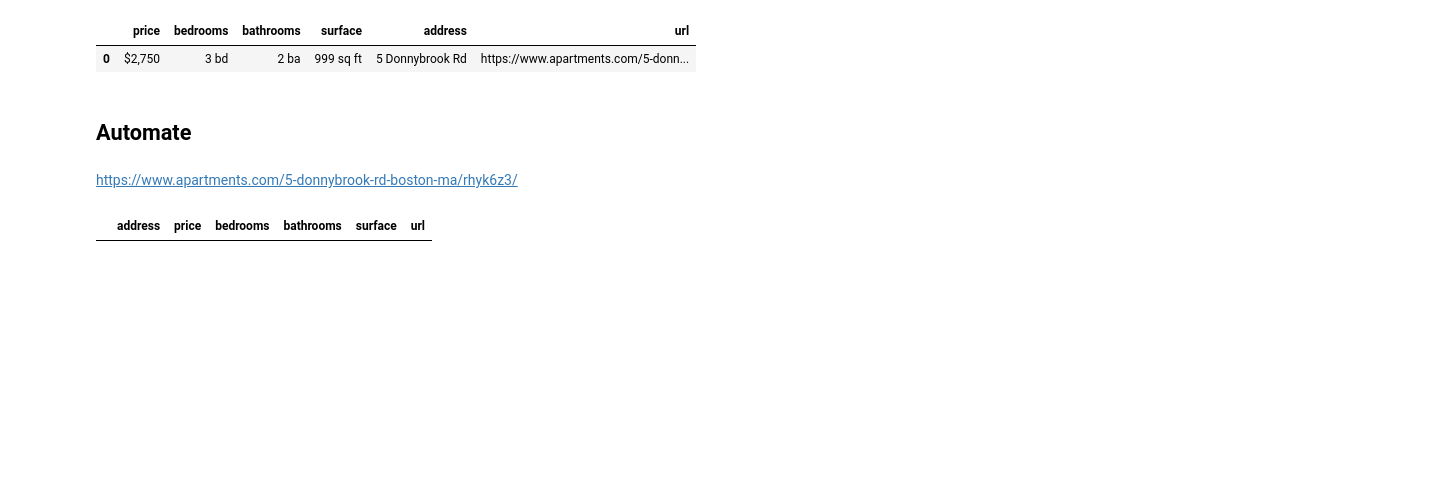
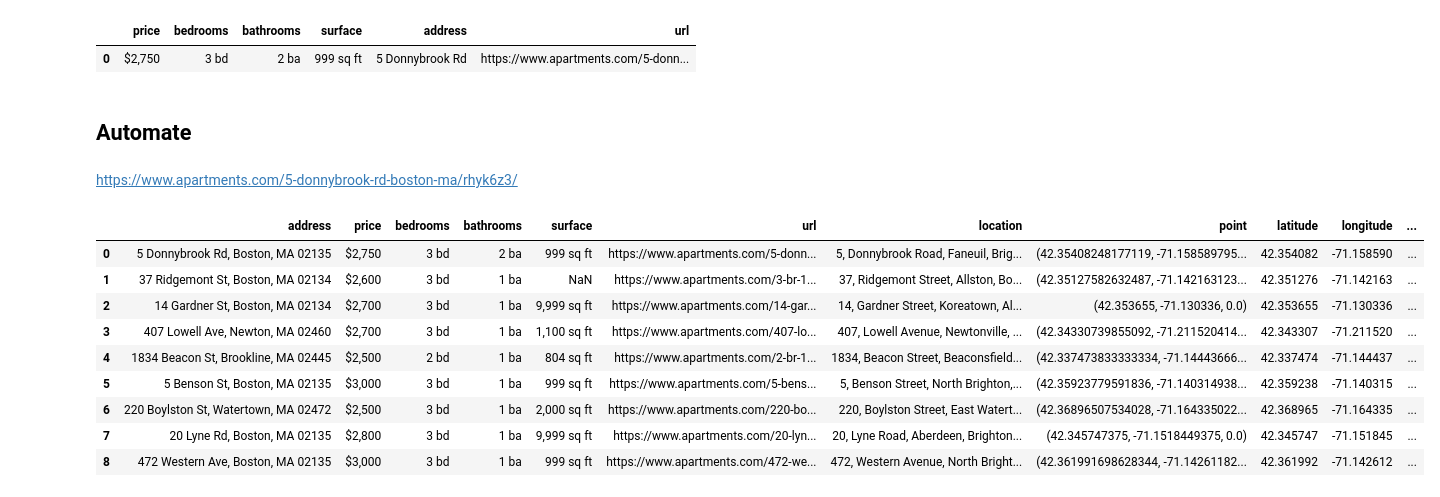
Before and after one commit to slevin48/boston, a Jupyter notebook: notebook.ipynb, the cells around one changed output. Saved outputs shown, nothing was run; the diff lists cells and outputs as text; code cells hidden in the pictures; blank space fills up the shorter version.

```diff
--- a/notebook.ipynb
+++ b/notebook.ipynb
@@ -110,11 +110,20 @@ https://www.apartments.com/5-donnybrook-rd-boston-ma/rhyk6z3/
 # %%
 # initialize dataframe
 t0 = ["address","price","bedrooms","bathrooms","surface","url"]
-df = pd.DataFrame(columns=t0)
-# df = pd.read_csv("boston.csv",index_col=None)
+# df = pd.DataFrame(columns=t0)
+df = pd.read_csv("boston.csv",index_col=None)
 df
 # %% [output]
-|  | address | price | bedrooms | bathrooms | surface | url |
+|  | address | price | bedrooms | bathrooms | surface | url | location | point | latitude | longitude | ... |
+| 0 | 5 Donnybrook Rd, Boston, MA 02135 | $2,750 | 3 bd | 2 ba | 999 sq ft | https://www.apartments.com/5-donn... | 5, Donnybrook Road, Faneuil, Brig... | (42.35408248177119, -71.158589795... | 42.354082 | -71.158590 | ... |
+| 1 | 37 Ridgemont St, Boston, MA 02134 | $2,600 | 3 bd | 1 ba | NaN | https://www.apartments.com/3-br-1... | 37, Ridgemont Street, Allston, Bo... | (42.35127582632487, -71.142163123... | 42.351276 | -71.142163 | ... |
+| 2 | 14 Gardner St, Boston, MA 02134 | $2,700 | 3 bd | 1 ba | 9,999 sq ft | https://www.apartments.com/14-gar... | 14, Gardner Street, Koreatown, Al... | (42.353655, -71.130336, 0.0) | 42.353655 | -71.130336 | ... |
+| 3 | 407 Lowell Ave, Newton, MA 02460 | $2,700 | 3 bd | 1 ba | 1,100 sq ft | https://www.apartments.com/407-lo... | 407, Lowell Avenue, Newtonville, ... | (42.34330739855092, -71.211520414... | 42.343307 | -71.211520 | ... |
+| 4 | 1834 Beacon St, Brookline, MA 02445 | $2,500 | 2 bd | 1 ba | 804 sq ft | https://www.apartments.com/2-br-1... | 1834, Beacon Street, Beaconsfield... | (42.337473833333334, -71.14443666... | 42.337474 | -71.144437 | ... |
+| 5 | 5 Benson St, Boston, MA 02135 | $3,000 | 3 bd | 1 ba | 999 sq ft | https://www.apartments.com/5-bens... | 5, Benson Street, North Brighton,... | (42.35923779591836, -71.140314938... | 42.359238 | -71.140315 | ... |
+| 6 | 220 Boylston St, Watertown, MA 02472 | $2,500 | 3 bd | 1 ba | 2,000 sq ft | https://www.apartments.com/220-bo... | 220, Boylston Street, East Watert... | (42.36896507534028, -71.164335022... | 42.368965 | -71.164335 | ... |
+| 7 | 20 Lyne Rd, Boston, MA 02135 | $2,800 | 3 bd | 1 ba | 9,999 sq ft | https://www.apartments.com/20-lyn... | 20, Lyne Road, Aberdeen, Brighton... | (42.345747375, -71.1518449375, 0.0) | 42.345747 | -71.151845 | ... |
+| 8 | 472 Western Ave, Boston, MA 02135 | $3,000 | 3 bd | 1 ba | 999 sq ft | https://www.apartments.com/472-we... | 472, Western Avenue, North Bright... | (42.361991698628344, -71.14261182... | 42.361992 | -71.142612 | ... |
 # %%
 import clipboard
 from helper import geosearch
```
Also changed, not shown: parts of 3 cells of this notebook, 1 other file.
